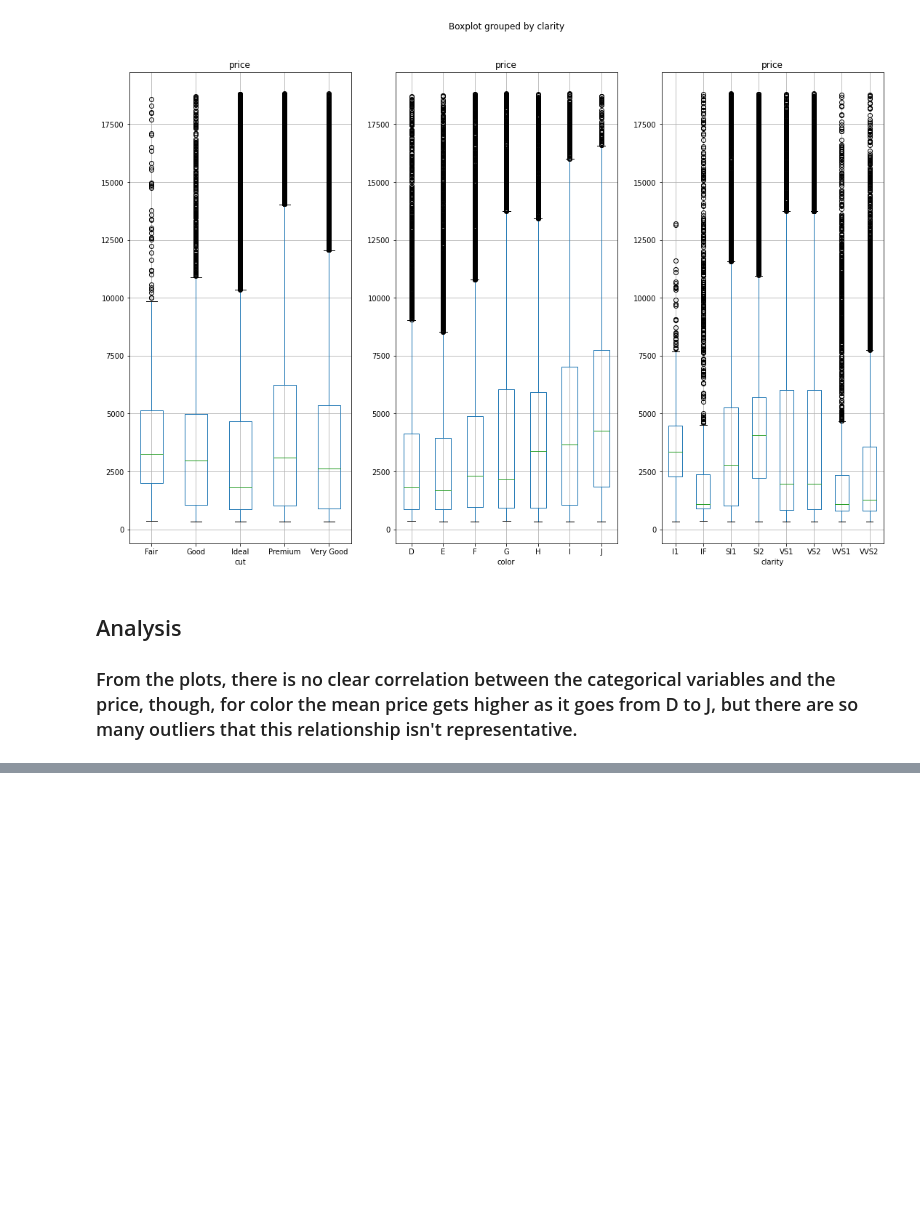
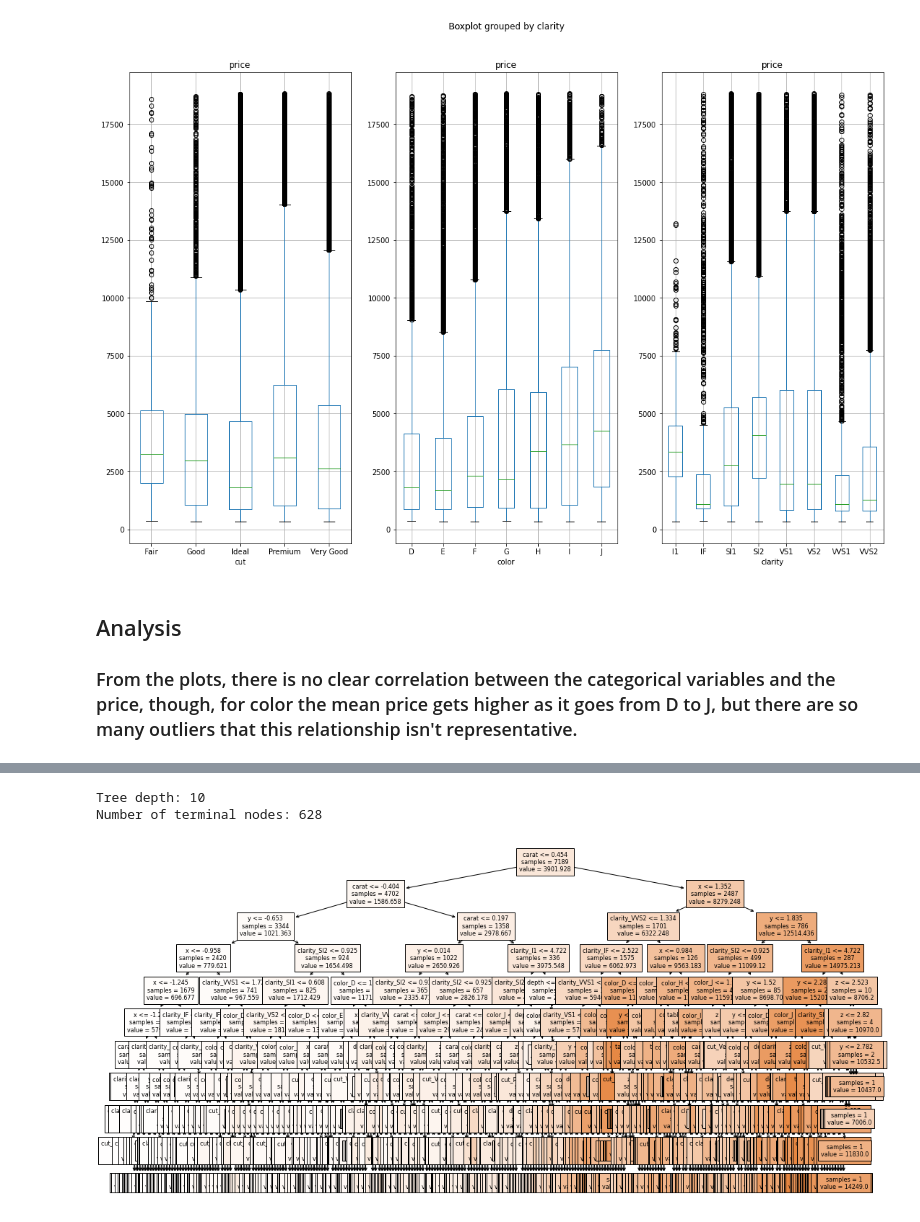
Before and after one commit to jamate16/datascience_notebooks, a Jupyter notebook: regression-1-diamonds.ipynb, the cells around one changed output, grey strips where cells are left out. Cells and saved outputs as stored; diff of their text form; code cells hidden in the pictures; blank space fills up the shorter version.

```diff
--- a/regression-1-diamonds.ipynb
+++ b/regression-1-diamonds.ipynb
@@ -261,0 +338,4 @@ df_mod_ = onehot_encode(df_mod, cat_vars_names)
+# %%
+# Default SVR model with all variables
+svm_reg = SVR()
+svm_reg.fit(X_train, y_train)
@@ -261,0 +357,4 @@ df_mod_ = onehot_encode(df_mod, cat_vars_names)
+# %%
+# Default SVR model with only the two variables with the highest correlation
+svm_reg_2vars = SVR()
+svm_reg_2vars.fit(X_train[["carat", "x"]], y_train)
@@ -261,0 +405,12 @@ df_mod_ = onehot_encode(df_mod, cat_vars_names)
+# %%
+# Model creation, training and performance evualuation
+dtr_model = DecisionTreeRegressor()
+dtr_model.fit(X_train, y_train)
+
+# Test of model
+pred = dtr_model.predict(X_test)
+
+r2_dtr = r2_score(y_test, pred)
+rmse_dtr = math.sqrt(mean_squared_error(y_test, pred))
+
+print(r2_dtr, rmse_dtr)
@@ -261,0 +421,12 @@ df_mod_ = onehot_encode(df_mod, cat_vars_names)
+# %%
+# Model creation, training and performance evualuation
+dtr_model = DecisionTreeRegressor(max_depth=10) # Max depth of tree forced in order to make the tree smaller to visualize it
+dtr_model.fit(X_train_scaled, y_train)
+
+# Test of model
+pred = dtr_model.predict(X_test_scaled)
+
+r2_dtr = r2_score(y_test, pred)
+rmse_dtr = math.sqrt(mean_squared_error(y_test, pred))
+
+print(r2_dtr, rmse_dtr)
@@ -261,0 +458,17 @@ df_mod_ = onehot_encode(df_mod, cat_vars_names)
+# %%
+print(f"Tree depth: {dtr_model.get_depth()}")
+print(f"Number of terminal nodes: {dtr_model.get_n_leaves()}")
+
+# Holy smokes that's a big tree. So is computationally heavy
+
+fig, ax = plt.subplots(1, 1, figsize=(18, 9))
+plot = plot_tree(decision_tree=dtr_model,
+                 feature_names=X.columns.to_list(),
+                 filled=True,
+                 impurity=False,
+                 fontsize=8,
+                 ax=ax)
+# %% [output]
+Tree depth: 10
+Number of terminal nodes: 628
+[figure, added]
```
Also changed, not shown: parts of 21 cells of this notebook.
